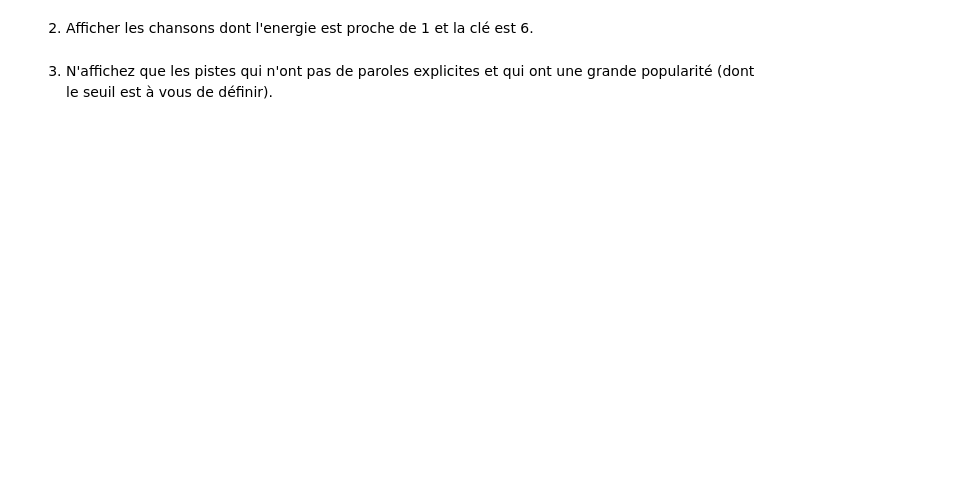
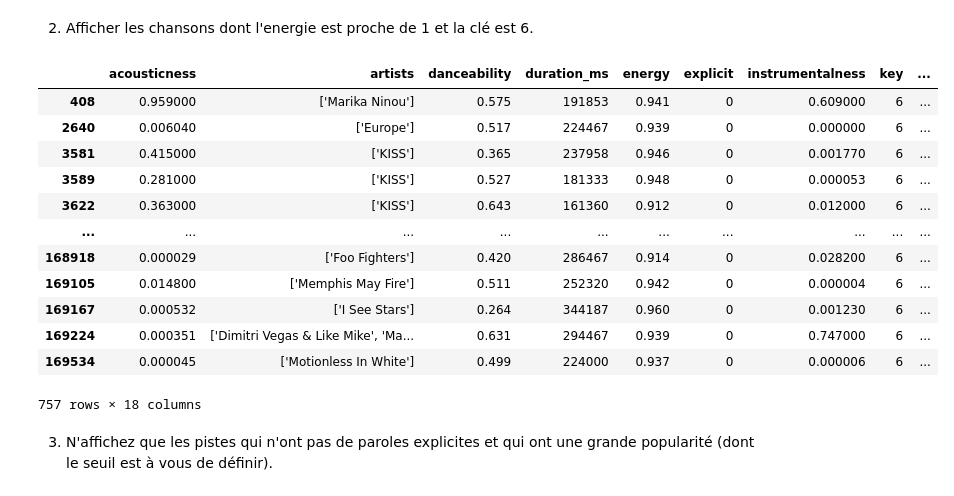
Before and after one commit to ziyadhr99/Lab_IA, a Jupyter notebook: Lab1_numpy_pandas/Lab1_AI_Numpy_Pandas.ipynb, the cells around one changed output. Cells and saved outputs as stored; diff of their text form; code cells hidden in the pictures; blank space fills up the shorter version.

```diff
--- a/Lab1_numpy_pandas/Lab1_AI_Numpy_Pandas.ipynb
+++ b/Lab1_numpy_pandas/Lab1_AI_Numpy_Pandas.ipynb
@@ -559,4 +591,20 @@ Revenir à la Dataframe d'origine.
 # %% [markdown]
 2. Afficher les chansons dont l'energie est proche de 1 et la clé est 6.
+# %%
+df[(df['energy']>0.9) & (df['key']==6)]
+# %% [output]
+|  | acousticness | artists | danceability | duration_ms | energy | explicit | instrumentalness | key | ... |
+| 408 | 0.959000 | ['Marika Ninou'] | 0.575 | 191853 | 0.941 | 0 | 0.609000 | 6 | ... |
+| 2640 | 0.006040 | ['Europe'] | 0.517 | 224467 | 0.939 | 0 | 0.000000 | 6 | ... |
+| 3581 | 0.415000 | ['KISS'] | 0.365 | 237958 | 0.946 | 0 | 0.001770 | 6 | ... |
+| 3589 | 0.281000 | ['KISS'] | 0.527 | 181333 | 0.948 | 0 | 0.000053 | 6 | ... |
+| 3622 | 0.363000 | ['KISS'] | 0.643 | 161360 | 0.912 | 0 | 0.012000 | 6 | ... |
+| ... | ... | ... | ... | ... | ... | ... | ... | ... | ... |
+| 168918 | 0.000029 | ['Foo Fighters'] | 0.420 | 286467 | 0.914 | 0 | 0.028200 | 6 | ... |
+| 169105 | 0.014800 | ['Memphis May Fire'] | 0.511 | 252320 | 0.942 | 0 | 0.000004 | 6 | ... |
+| 169167 | 0.000532 | ['I See Stars'] | 0.264 | 344187 | 0.960 | 0 | 0.001230 | 6 | ... |
+| 169224 | 0.000351 | ['Dimitri Vegas & Like Mike', 'Ma... | 0.631 | 294467 | 0.939 | 0 | 0.747000 | 6 | ... |
+| 169534 | 0.000045 | ['Motionless In White'] | 0.499 | 224000 | 0.937 | 0 | 0.000006 | 6 | ... |
+757 rows × 18 columns
 # %% [markdown]
 3. N'affichez que les pistes qui n'ont pas de paroles explicites et qui ont une grande popularité (dont le seuil est à vous de définir).
```
Also changed, not shown: parts of 8 cells of this notebook.
